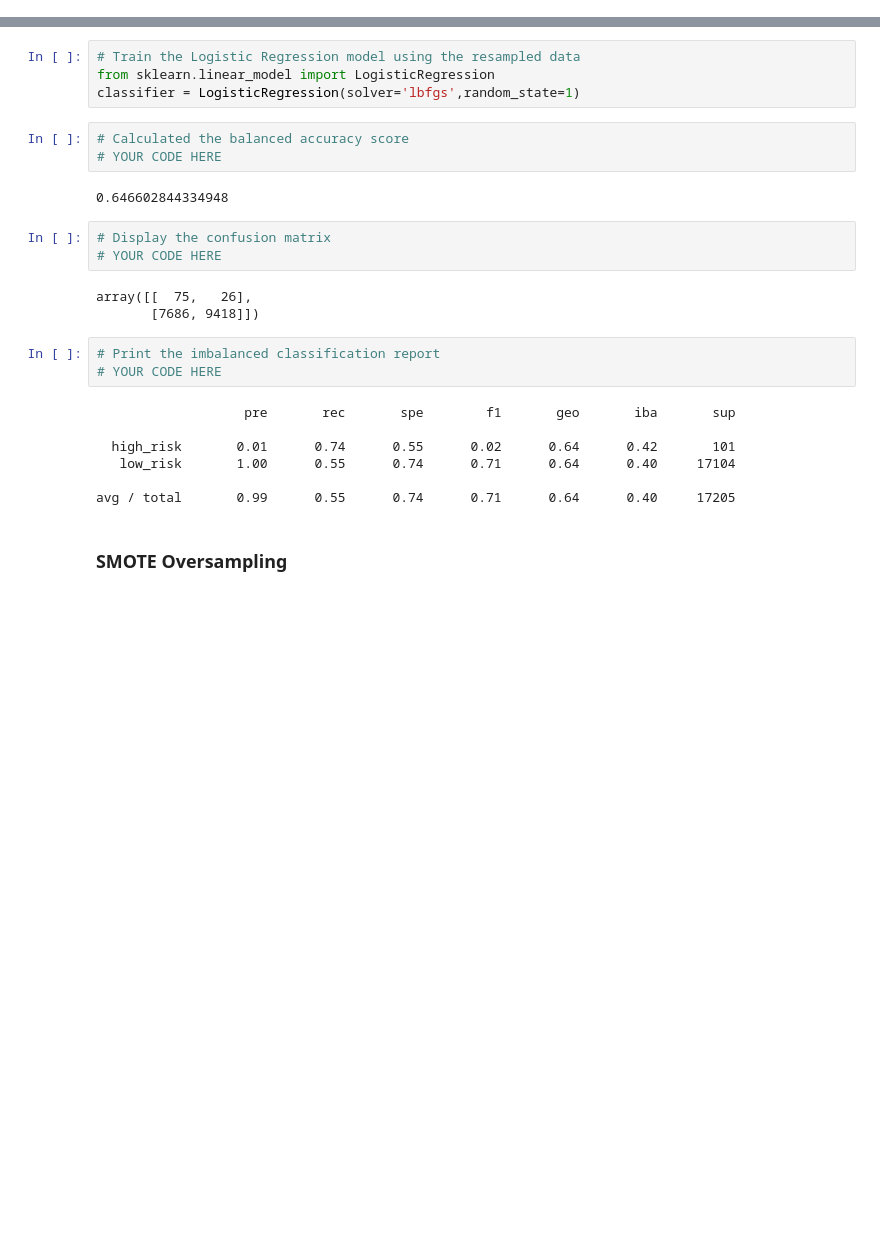
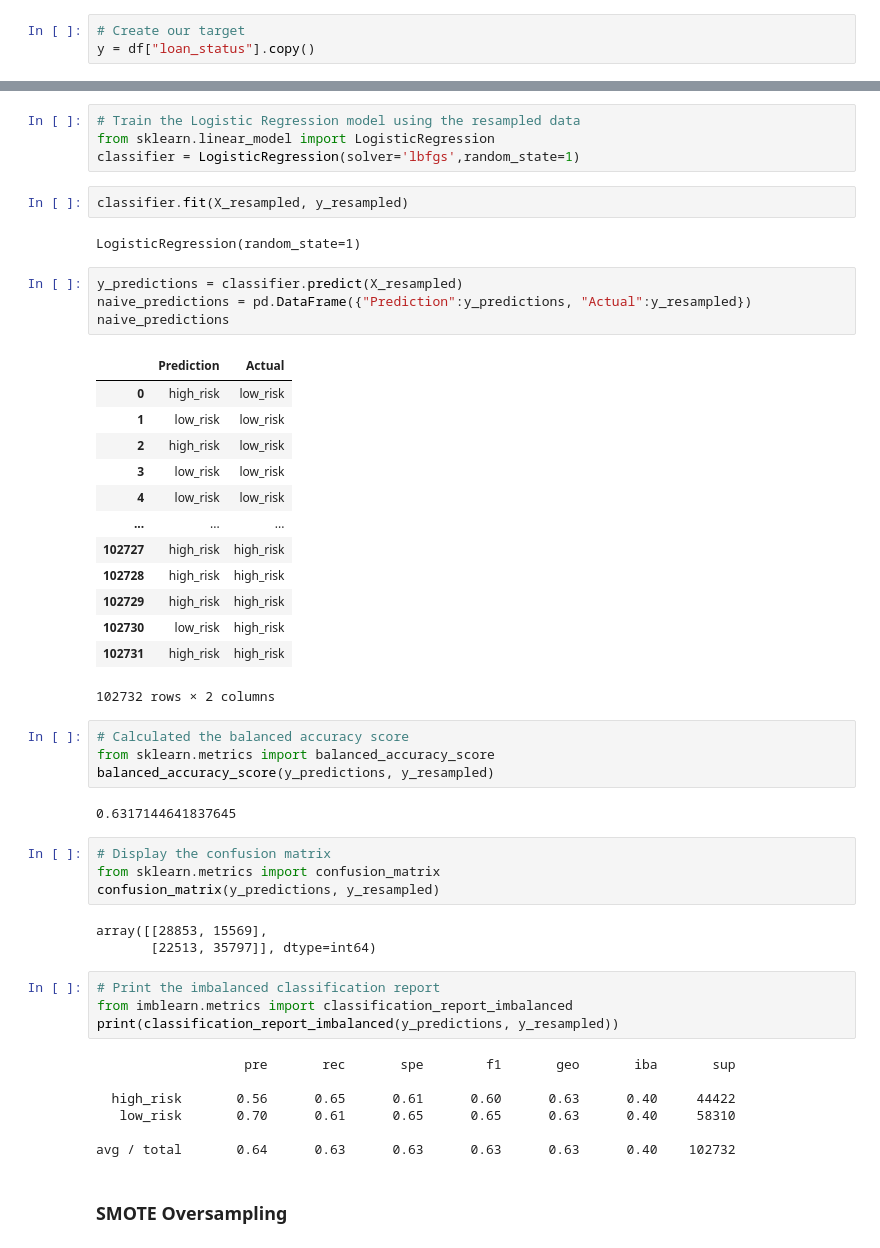
Before and after one commit to brandoncruzGU/Credit_Risk_Analysis, a Jupyter notebook: credit_risk_resampling.ipynb, the cells around one changed output, grey strips where cells are left out. Cells and saved outputs as stored; diff of their text form; blank space fills up the shorter version.

```diff
--- a/credit_risk_resampling.ipynb
+++ b/credit_risk_resampling.ipynb
@@ -101,3 +101,6 @@ y = credit_binary_encoding['loan_status_high_risk']
+# %%
+# Create our target
+y = df["loan_status"].copy()
 # %%
 X.describe()
 # %% [output]
@@ -151,26 +186,51 @@ Counter({0: 51366, 1: 51366})
 # Train the Logistic Regression model using the resampled data
 from sklearn.linear_model import LogisticRegression
 classifier = LogisticRegression(solver='lbfgs',random_state=1)
+# %%
+classifier.fit(X_resampled, y_resampled)
+# %% [output]
+LogisticRegression(random_state=1)
+# %%
+y_predictions = classifier.predict(X_resampled)
+naive_predictions = pd.DataFrame({"Prediction":y_predictions, "Actual":y_resampled})
+naive_predictions
+# %% [output]
+|  | Prediction | Actual |
+| 0 | high_risk | low_risk |
+| 1 | low_risk | low_risk |
+| 2 | high_risk | low_risk |
+| 3 | low_risk | low_risk |
+| 4 | low_risk | low_risk |
+| ... | ... | ... |
+| 102727 | high_risk | high_risk |
+| 102728 | high_risk | high_risk |
+| 102729 | high_risk | high_risk |
+| 102730 | low_risk | high_risk |
+| 102731 | high_risk | high_risk |
+102732 rows × 2 columns
 # %%
 # Calculated the balanced accuracy score
-# YOUR CODE HERE
+from sklearn.metrics import balanced_accuracy_score
+balanced_accuracy_score(y_predictions, y_resampled)
 # %% [output]
-0.646602844334948
+0.6317144641837645
 # %%
 # Display the confusion matrix
-# YOUR CODE HERE
+from sklearn.metrics import confusion_matrix
+confusion_matrix(y_predictions, y_resampled)
 # %% [output]
-array([[  75,   26],
-       [7686, 9418]])
+array([[28853, 15569],
+       [22513, 35797]], dtype=int64)
 # %%
 # Print the imbalanced classification report
-# YOUR CODE HERE
+from imblearn.metrics import classification_report_imbalanced
+print(classification_report_imbalanced(y_predictions, y_resampled))
 # %% [output]
                    pre       rec       spe        f1       geo       iba       sup
 
-  high_risk       0.01      0.74      0.55      0.02      0.64      0.42       101
-   low_risk       1.00      0.55      0.74      0.71      0.64      0.40     17104
+  high_risk       0.56      0.65      0.61      0.60      0.63      0.40     44422
+   low_risk       0.70      0.61      0.65      0.65      0.63      0.40     58310
 
-avg / total       0.99      0.55      0.74      0.71      0.64      0.40     17205
+avg / total       0.64      0.63      0.63      0.63      0.63      0.40    102732
 # %% [markdown]
 ### SMOTE Oversampling
```
Also changed, not shown: parts of 27 cells of this notebook.
